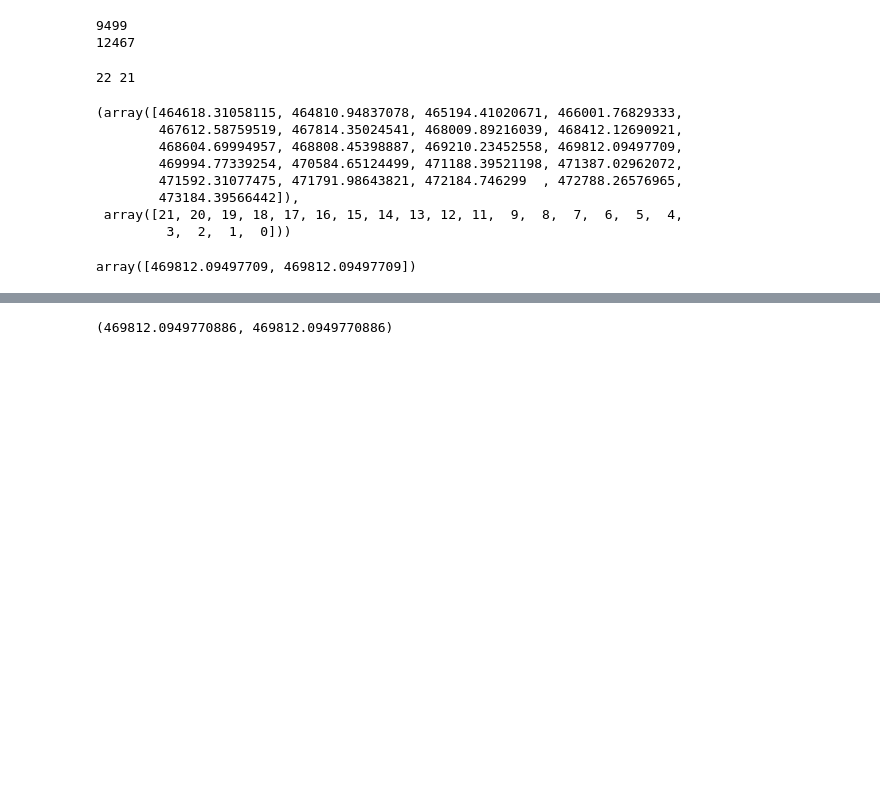
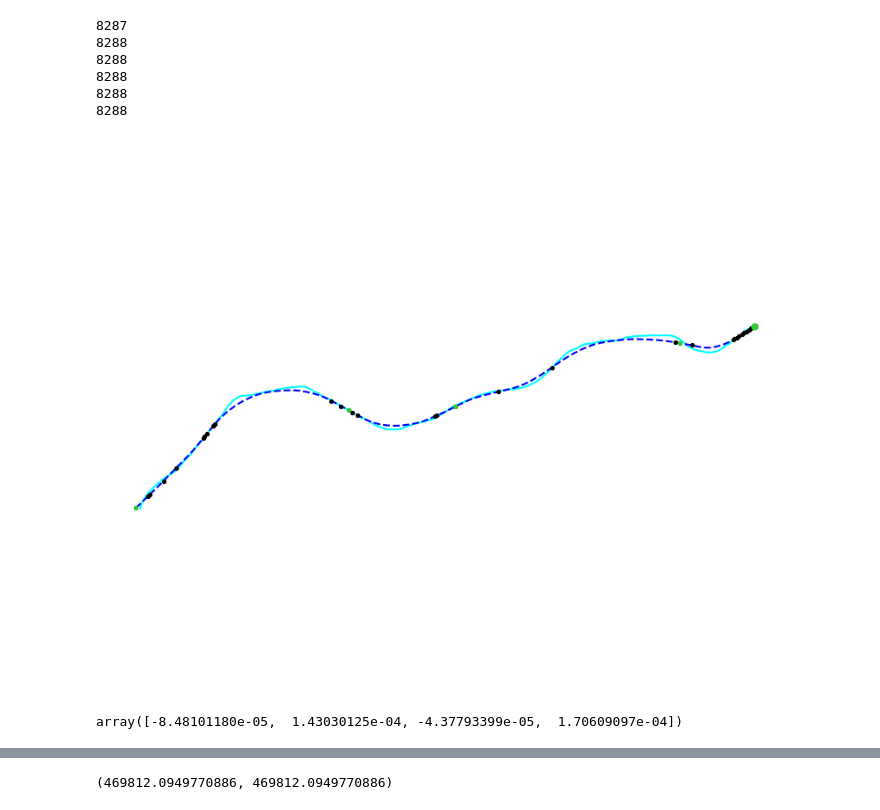
Before and after one commit to niekcde/river-confinement, a Jupyter notebook: test_inflectionPoint.ipynb, the cells around one changed output, grey strips where cells are left out. Drawn from its saved outputs; the diff is of its cells as text; code cells hidden in the pictures; blank space fills up the shorter version.

```diff
--- a/test_inflectionPoint.ipynb
+++ b/test_inflectionPoint.ipynb
@@ -43,7 +43,7 @@ import shapely
 singleConfFiles = np.sort(glob(directory + f'results/single_values/*conf.nc'))
 # %%
 c = 'af'
-i = '04'
+i = '02'
 
 create_new = False
 vector_save_file = directory +f'results/new_segments/vector/{c}_{i}_reach_new_segments.gpkg'
@@ -103,21 +103,25 @@ def plot_inflection_points_curve(inf, infT, apexP, apexPO, line, lineO):
     plt.show()
 # %%
 # get combined reach id from reach id
-idR = [62281800521, 62294100841]
+idR = [14277900011, 14277700091, 14277700081, 14277700071, 14277700061, 14277700161]
 for iD in idR:
     print(int(df[df['reach_id'] == iD]['combined_reach_id'].iloc[0]))
 # ids = df.loc[df['include_flag'] == '0','combined_reach_id'].unique()
 # ids[1685:1688]
 # %% [output]
-9499
-12467
+8287
+8288
+8288
+8288
+8288
+8288
 # %%
 minLenFactor = 4*12
 
 ids = df.loc[df['include_flag'] == '0','combined_reach_id'].unique()
 
 ids = [12881, 12906, 12943, 12945, 12950, 13030, 13066, 13184, 13326]
-# ids = [12945]
+ids = [8287]
 
 dfSF = pd.read_csv(directory + 'results/smoothingFactor.csv')
 
@@ -150,48 +154,37 @@ for id in tqdm(ids):
        # Width Ratio
        ###########################
        widthRatio = dfReachNodes['width'] / dfReachNodes['max_width']
        df.loc[dfReach.index, 'widthRatio'] = np.nanmean(widthRatio)
 
        ###########################
        # Smoothing
        ###########################
        factorRow       = abs(dfSF['combined_reach_width'] - factorWidth).argsort()
        smoothingFactor = dfSF.loc[factorRow, 'smoothFactor'].iloc[0]
 
        smoothing_window = smoothingFactor*int(factorWidth) # Smoothing window based on mean node max width
 
        # Smooth centerline
        combinedLineSmooth = SG_smoothing(combinedLine, smoothing_window, factorWidth)
        if len(combinedLine.coords) < 3:
               combinedLineSmooth = combinedLineSmooth.segmentize(1)
 
        # find node positions along combined centerline
        dfReachNodes       = node_position(combinedLineSmooth, dfReachNodes)
 
        dt1 = dt.now()
        (sin, bendSin,inf, infT, amplitudes, apexPList, apexPOList, curveList, bendLines,
               infLines,bendWidths, bendMaxWidths, bendDO, bendLen) = inflection_points_curve(combinedLineSmooth, dfReach, dfReachNodes)
        dt2 = dt.now()
        # print('newMethod: ', dt2 - dt1)
        # print(len(bendDO), len(np.unique(bendDO)))
-       # plot_inflection_points_curve(inf,infT, apexPList, apexPOList, combinedLineSmooth, combinedLine)
+       plot_inflection_points_curve(inf,infT, apexPList, apexPOList, combinedLineSmooth, combinedLine)
 
        print()
        print()
+# %% [output]
+[figure, added]
-# %%
-print(len(bendDO), len(np.unique(bendDO)))
-np.unique(bendDO, return_index = True)
-# %% [output]
-22 21
-(array([464618.31058115, 464810.94837078, 465194.41020671, 466001.76829333,
-        467612.58759519, 467814.35024541, 468009.89216039, 468412.12690921,
-        468604.69994957, 468808.45398887, 469210.23452558, 469812.09497709,
-        469994.77339254, 470584.65124499, 471188.39521198, 471387.02962072,
-        471592.31077475, 471791.98643821, 472184.746299  , 472788.26576965,
-        473184.39566442]),
- array([21, 20, 19, 18, 17, 16, 15, 14, 13, 12, 11,  9,  8,  7,  6,  5,  4,
-         3,  2,  1,  0]))
-# %%
-bendDO[bendDO == bendDO[10]]
-# %% [output]
-array([469812.09497709, 469812.09497709])
+# %%
+curveList
+# %% [output]
+array([-8.48101180e-05,  1.43030125e-04, -4.37793399e-05,  1.70609097e-04])
```
Also changed, not shown: parts of 3 cells of this notebook, 18 other files.
